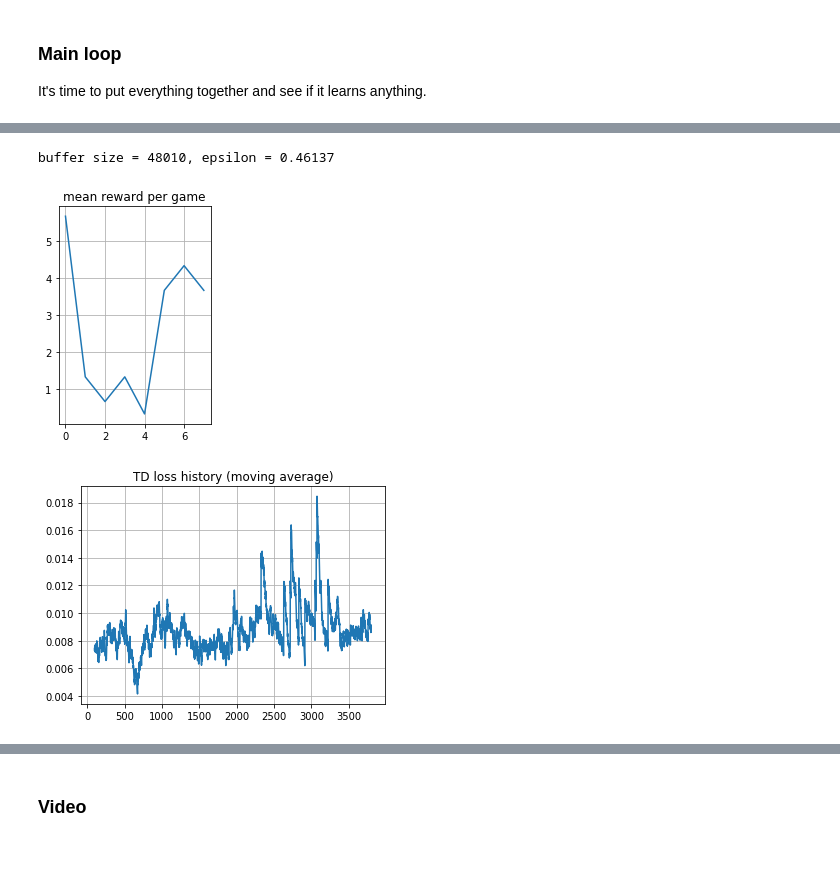
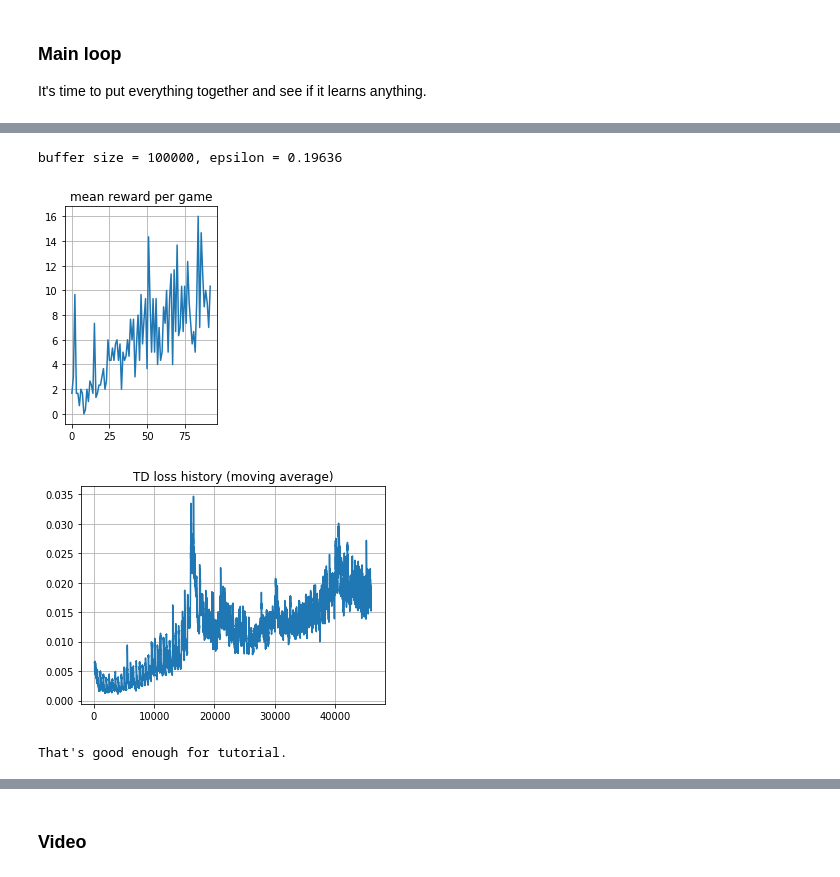
Before and after one commit to monilouise/coursera-rl, a Jupyter notebook: dqn_atari.ipynb, the cells around one changed output, grey strips where cells are left out. Saved outputs shown, nothing was run; the diff lists cells and outputs as text; code cells hidden in the pictures.

```diff
--- a/dqn_atari.ipynb
+++ b/dqn_atari.ipynb
@@ -37,8 +37,8 @@ We can thus save a lot of time by preprocessing game image, including
 from gym.core import ObservationWrapper
 from gym.spaces import Box
 
-from scipy.misc import imresize
-#import cv2
+#from scipy.misc import imresize
+import cv2
 
 
 
@@ -62,11 +62,17 @@ class PreprocessAtari(ObservationWrapper):
         #  * cast image to grayscale
         #  * convert image pixels to (0,1) range, float32 type
 
-        img = imresize(img, (110, 84))
+        #img = cv2.resize(img, (84, 110))
+        #img = img.mean(-1,keepdims=True)
+        #img = img[23:110-23, 10:74, :]
+        #img = img.astype('float32') / 255.
+
+        img = img[30:-16, :, :]
+        img = cv2.resize(img, self.img_size)
         img = img.mean(-1,keepdims=True)
-        img = img[23:110-23, 10:74, :]
         img = img.astype('float32') / 255.
 
+
         return img
 # %%
 import gym
@@ -262,18 +267,19 @@ def play_and_record(agent, env, exp_replay, n_steps=1):
     # State at the beginning of rollout
     s = env.framebuffer
     sum_of_rewards = 0
-    #print('entrou em play_and_record')
 
     # Play the game for n_steps as per instructions above
     for i in range(n_steps):
-        #if (i % 1000) == 0:
-        #    print(i)
         qvalues = agent.get_qvalues([s])
         action = agent.sample_actions(qvalues)[0]
         new_s, r, done, _ = env.step(action)
         exp_replay.add(s, action, r, new_s, done)
+
         if done:
-            env.reset()
+            s = env.reset()
+        else:
+            s = new_s
+
         sum_of_rewards += r
 
     #print('fim play_and_record')
@@ -366,10 +374,10 @@ Where
 next_qvalues_target = target_network.get_symbolic_qvalues(next_obs_ph)
 
 # compute state values by taking max over next_qvalues_target for all actions
-next_state_values_target = tf.reduce_max(next_qvalues_target, axis=1)
+next_state_values_target = tf.reduce_max(next_qvalues_target, axis=-1)
 
 # compute Q_reference(s,a) as per formula above.
-reference_qvalues = rewards_ph + next_state_values_target*is_not_done
+reference_qvalues = rewards_ph + gamma*next_state_values_target*is_not_done
 
 # Define loss function for sgd.
 td_loss = (current_action_qvalues - reference_qvalues) ** 2
@@ -431,42 +440,47 @@ fim play_and_record
 # %%
-for i in trange(10**5):
+for i in trange(10**5*6):
 
     # play
     play_and_record(agent, env, exp_replay, 10)
 
     # train
     _, loss_t = sess.run([train_step, td_loss], sample_batch(exp_replay, batch_size=64))
     td_loss_history.append(loss_t)
 
     # adjust agent parameters
     if i % 500 == 0:
         load_weigths_into_target_network(agent, target_network)
         agent.epsilon = max(agent.epsilon * 0.99, 0.01)
         mean_rw_history.append(evaluate(make_env(), agent, n_games=3))
 
     if i % 100 == 0:
         clear_output(True)
         print("buffer size = %i, epsilon = %.5f" % (len(exp_replay), agent.epsilon))
 
         plt.subplot(1,2,1)
         plt.title("mean reward per game")
         plt.plot(mean_rw_history)
         plt.grid()
 
         assert not np.isnan(loss_t)
         plt.figure(figsize=[12, 4])
         plt.subplot(1,2,2)
         plt.title("TD loss history (moving average)")
         plt.plot(moving_average(np.array(td_loss_history), span=100, min_periods=100))
         plt.grid()
         plt.show()
+
+    if np.mean(mean_rw_history[-10:]) > 10:
+        break
 # %% [output]
-buffer size = 48010, epsilon = 0.46137
+buffer size = 100000, epsilon = 0.19636
-[figure, old version]
+[figure, new version]
-[figure, old version]
+[figure, new version]
 # %%
 assert np.mean(mean_rw_history[-10:]) > 10.
 print("That's good enough for tutorial.")
+# %% [output]
+That's good enough for tutorial.
 # %% [markdown]
 __ How to interpret plots: __
 
```
Also changed, not shown: parts of 15 cells of this notebook, 1 other file.
